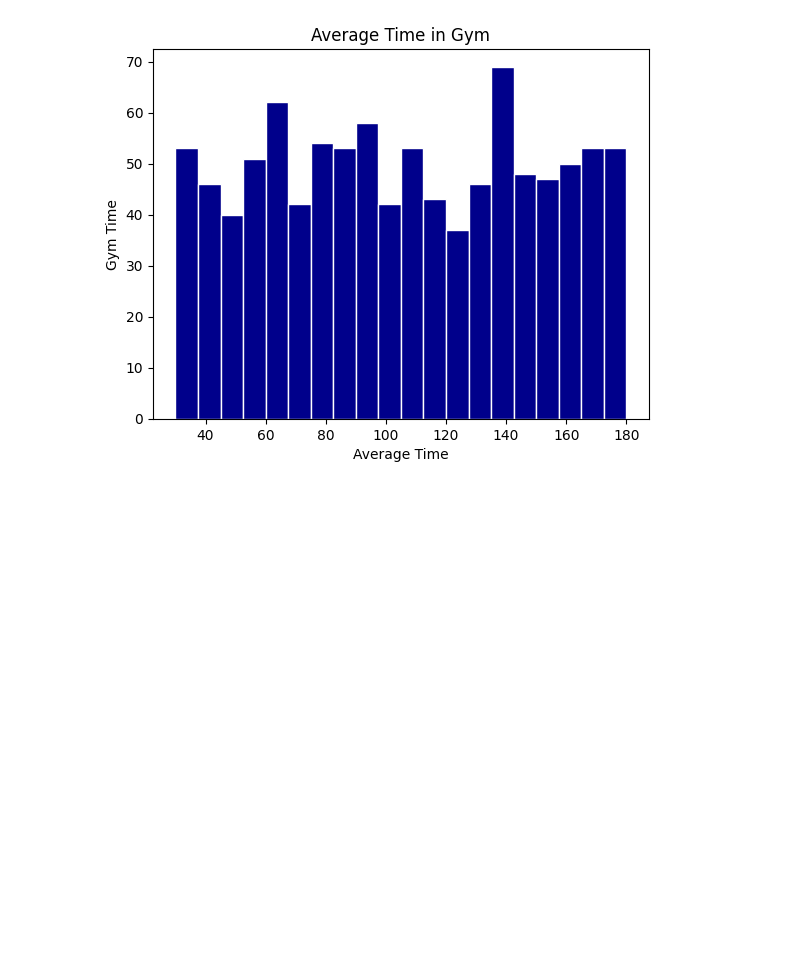
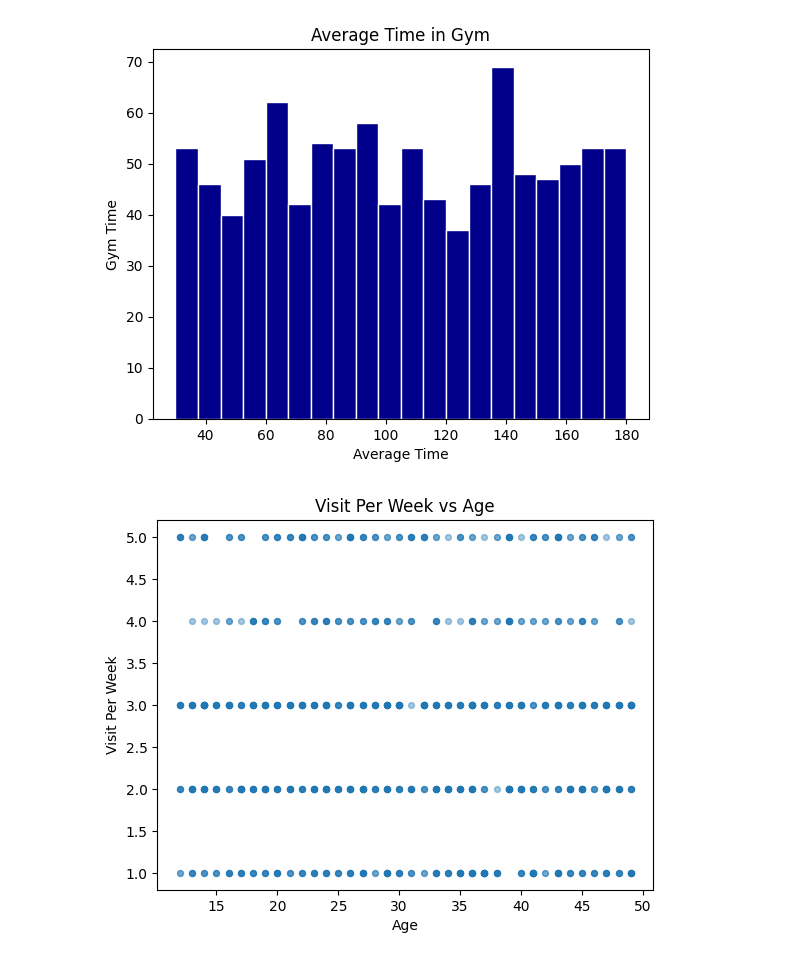
Before and after one commit to smchakma/ResearchWithSkillMoprh, a Jupyter notebook: Matplotlib_and_seaborn_asg.ipynb, the cells around one changed output. Cells and saved outputs as stored; diff of their text form; code cells hidden in the pictures; blank space fills up the shorter version.

```diff
--- a/Matplotlib_and_seaborn_asg.ipynb
+++ b/Matplotlib_and_seaborn_asg.ipynb
@@ -86,3 +86,12 @@ ax.set(title = 'Average Time in Gym', xlabel = 'Average Time', ylabel = 'Gym Tim
 plt.show()
 # %% [output]
 [figure]
+# %%
+##Scatter plot of Age vs visit_per_week
+
+fig, ax = plt.subplots()
+ax.scatter(gym['Age'], gym['visit_per_week'], alpha = 0.4, s =18)
+ax.set(title = 'Visit Per Week vs Age', xlabel = 'Age', ylabel = 'Visit Per Week' )
+plt.show()
+# %% [output]
+[figure, added]
```
